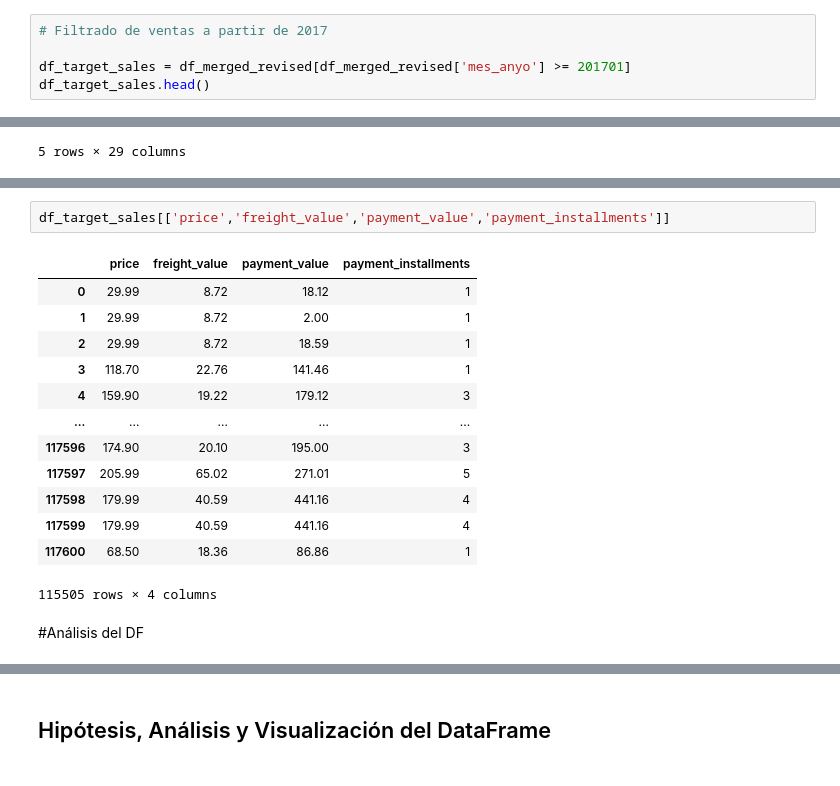
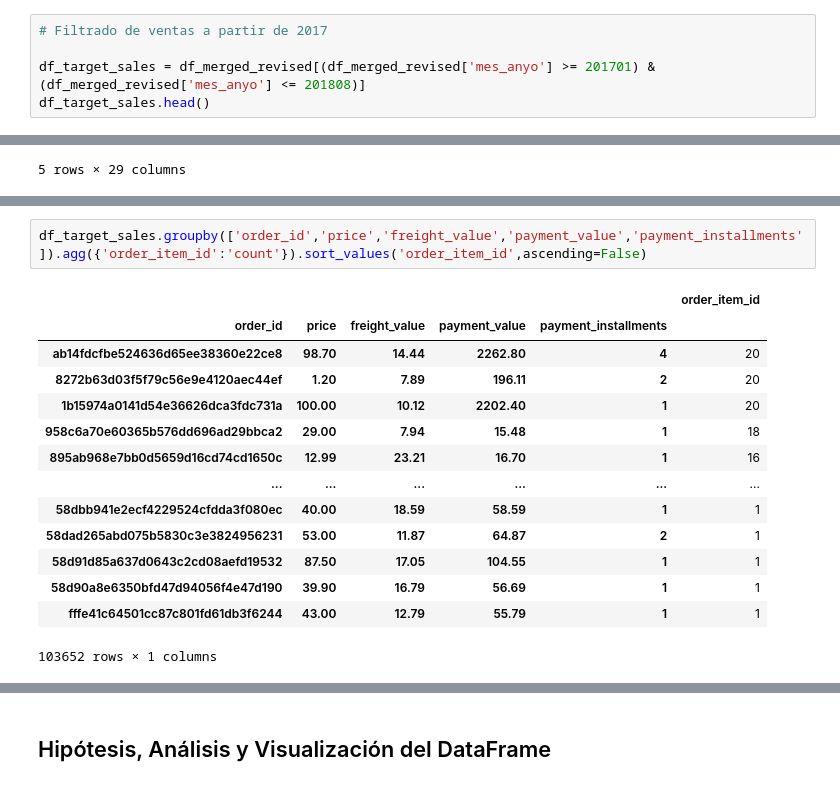
Before and after one commit to nicobotti91/coderds, a Jupyter notebook: ProyectoDSParteII_Botti.ipynb, the cells around one changed output, grey strips where cells are left out. Cells and saved outputs as stored; diff of their text form.

```diff
--- a/ProyectoDSParteII_Botti.ipynb
+++ b/ProyectoDSParteII_Botti.ipynb
@@ -340,7 +340,7 @@ dtype: int64
 # %%
 # Filtrado de ventas a partir de 2017
 
-df_target_sales = df_merged_revised[df_merged_revised['mes_anyo'] >= 201701]
+df_target_sales = df_merged_revised[(df_merged_revised['mes_anyo'] >= 201701) & (df_merged_revised['mes_anyo'] <= 201808)]
 df_target_sales.head()
 # %% [output]
 |  | order_id | customer_id | order_status | order_purchase_timestamp | order_approved_at | order_estimated_delivery_date | ... |
@@ -373,18 +453,17 @@ memory usage: 26.4+ MB
 # %%
-df_target_sales[['price','freight_value','payment_value','payment_installments']]
+df_target_sales.groupby(['order_id','price','freight_value','payment_value','payment_installments']).agg({'order_item_id':'count'}).sort_values('order_item_id',ascending=False)
 # %% [output]
-|  | price | freight_value | payment_value | payment_installments |
-| 0 | 29.99 | 8.72 | 18.12 | 1 |
-| 1 | 29.99 | 8.72 | 2.00 | 1 |
-| 2 | 29.99 | 8.72 | 18.59 | 1 |
-| 3 | 118.70 | 22.76 | 141.46 | 1 |
-| 4 | 159.90 | 19.22 | 179.12 | 3 |
-| ... | ... | ... | ... | ... |
-| 117596 | 174.90 | 20.10 | 195.00 | 3 |
-| 117597 | 205.99 | 65.02 | 271.01 | 5 |
-| 117598 | 179.99 | 40.59 | 441.16 | 4 |
-| 117599 | 179.99 | 40.59 | 441.16 | 4 |
-| 117600 | 68.50 | 18.36 | 86.86 | 1 |
+|  |  |  |  |  | order_item_id |
+| order_id | price | freight_value | payment_value | payment_installments |  |
+| ab14fdcfbe524636d65ee38360e22ce8 | 98.70 | 14.44 | 2262.80 | 4 | 20 |
+| 8272b63d03f5f79c56e9e4120aec44ef | 1.20 | 7.89 | 196.11 | 2 | 20 |
+| 1b15974a0141d54e36626dca3fdc731a | 100.00 | 10.12 | 2202.40 | 1 | 20 |
+| 958c6a70e60365b576dd696ad29bbca2 | 29.00 | 7.94 | 15.48 | 1 | 18 |
+| 895ab968e7bb0d5659d16cd74cd1650c | 12.99 | 23.21 | 16.70 | 1 | 16 |
+| ... | ... | ... | ... | ... | ... |
+| 58dbb941e2ecf4229524cfdda3f080ec | 40.00 | 18.59 | 58.59 | 1 | 1 |
+| 58dad265abd075b5830c3e3824956231 | 53.00 | 11.87 | 64.87 | 2 | 1 |
+| 58d91d85a637d0643c2cd08aefd19532 | 87.50 | 17.05 | 104.55 | 1 | 1 |
+| 58d90a8e6350bfd47d94056f4e47d190 | 39.90 | 16.79 | 56.69 | 1 | 1 |
+| fffe41c64501cc87c801fd61db3f6244 | 43.00 | 12.79 | 55.79 | 1 | 1 |
-115505 rows × 4 columns
+103652 rows × 1 columns
-# %% [markdown]
-#Análisis del DF
```
Also changed, not shown: parts of 23 cells of this notebook.
